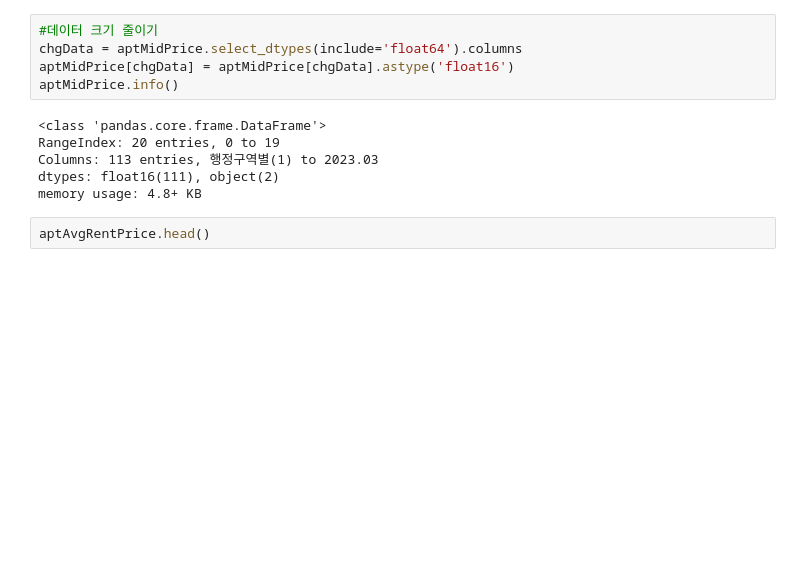
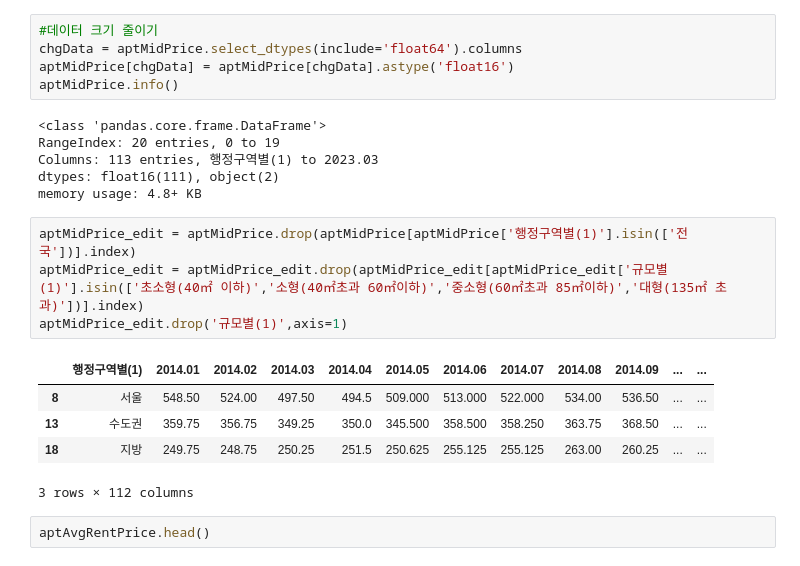
Before and after one commit to dongyoon9802/pythonAnalasys, a Jupyter notebook: pyhtonAnalysis.ipynb, the cells around one changed output. Saved outputs shown, nothing was run; the diff lists cells and outputs as text; blank space fills up the shorter version.

```diff
--- a/pyhtonAnalysis.ipynb
+++ b/pyhtonAnalysis.ipynb
@@ -94,6 +115,16 @@ RangeIndex: 20 entries, 0 to 19
 Columns: 113 entries, 행정구역별(1) to 2023.03
 dtypes: float16(111), object(2)
 memory usage: 4.8+ KB
+# %%
+aptMidPrice_edit = aptMidPrice.drop(aptMidPrice[aptMidPrice['행정구역별(1)'].isin(['전국'])].index)
+aptMidPrice_edit = aptMidPrice_edit.drop(aptMidPrice_edit[aptMidPrice_edit['규모별(1)'].isin(['초소형(40㎡ 이하)','소형(40㎡초과 60㎡이하)','중소형(60㎡초과 85㎡이하)','대형(135㎡ 초과)'])].index)
+aptMidPrice_edit.drop('규모별(1)',axis=1)
+# %% [output]
+|  | 행정구역별(1) | 2014.01 | 2014.02 | 2014.03 | 2014.04 | 2014.05 | 2014.06 | 2014.07 | 2014.08 | 2014.09 | ... | ... |
+| 8 | 서울 | 548.50 | 524.00 | 497.50 | 494.5 | 509.000 | 513.000 | 522.000 | 534.00 | 536.50 | ... | ... |
+| 13 | 수도권 | 359.75 | 356.75 | 349.25 | 350.0 | 345.500 | 358.500 | 358.250 | 363.75 | 368.50 | ... | ... |
+| 18 | 지방 | 249.75 | 248.75 | 250.25 | 251.5 | 250.625 | 255.125 | 255.125 | 263.00 | 260.25 | ... | ... |
+3 rows × 112 columns
 # %%
 aptAvgRentPrice.head()
 # %% [output]
```
Also changed, not shown: parts of 7 cells of this notebook.
